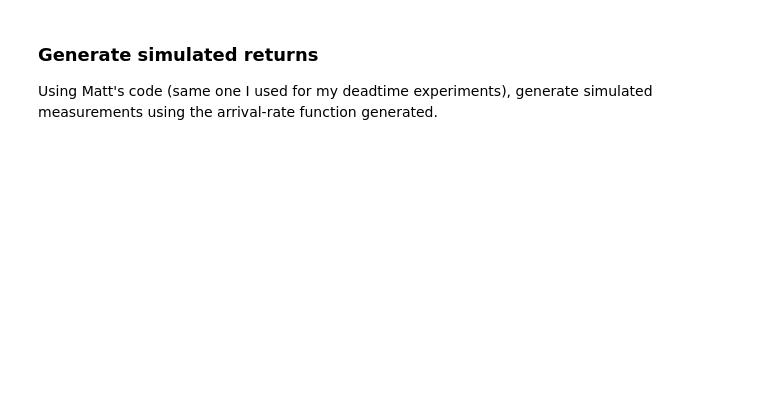
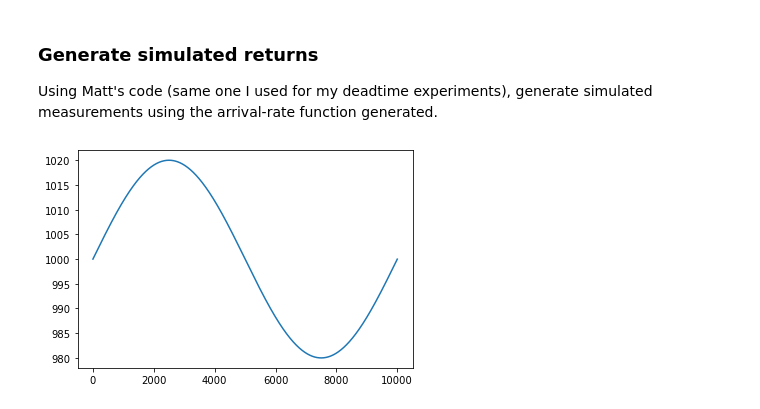
Before and after one commit to gkirchhoff32/Cloud-Measurements, a Jupyter notebook: meas_sim.ipynb, the cells around one changed output. Drawn from its saved outputs; the diff is of its cells as text; code cells hidden in the pictures; blank space fills up the shorter version.

```diff
--- a/meas_sim.ipynb
+++ b/meas_sim.ipynb
@@ -206,5 +208,18 @@ plt.show()
 ### Generate simulated returns
 
 Using Matt's code (same one I used for my deadtime experiments), generate simulated measurements using the arrival-rate function generated.
+# %%
+Nshot = 10000
+ns = np.zeros(Nshot)
+locs = np.zeros(Nshot)
+for n in range(Nshot):
+    loc = 20 * np.sin(2*np.pi*n/Nshot)
+    ns[n] = n
+    locs[n] = loc + 1.0e3
+
+plt.plot(ns, locs)
+plt.show()
+# %% [output]
+[figure, added]
 # %%
 use_com = True
```
Also changed, not shown: parts of 7 cells of this notebook.
